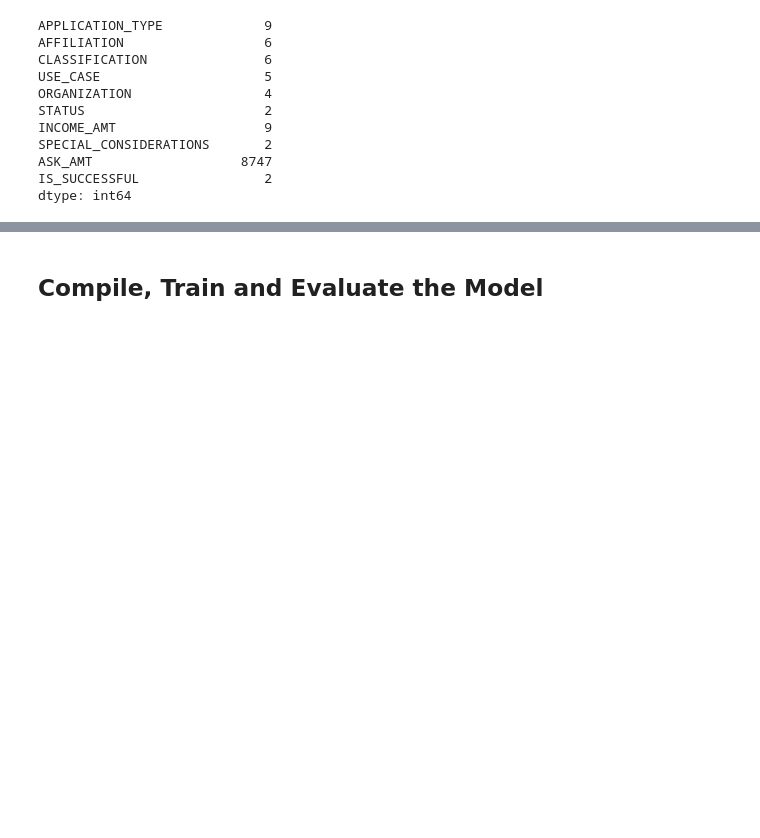
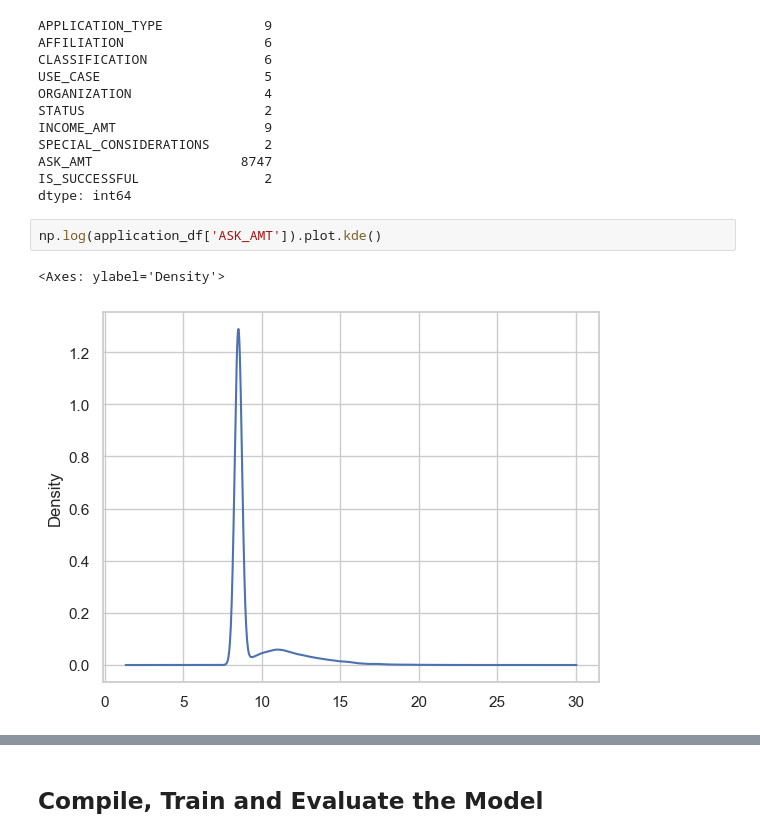
Before and after one commit to tpisel/deep-learning-challenge, a Jupyter notebook: AlphabetSoupCharity_Modelling.ipynb, the cells around one changed output, grey strips where cells are left out. Cells and saved outputs as stored; diff of their text form; blank space fills up the shorter version.

```diff
--- a/AlphabetSoupCharity_Modelling.ipynb
+++ b/AlphabetSoupCharity_Modelling.ipynb
@@ -162,3 +171,8 @@ SPECIAL_CONSIDERATIONS       2
 ASK_AMT                   8747
 IS_SUCCESSFUL                2
 dtype: int64
+# %%
+np.log(application_df['ASK_AMT']).plot.kde()
+# %% [output]
+<Axes: ylabel='Density'>
+[figure, added]
```
Also changed, not shown: parts of 13 cells of this notebook, 5 other files.
